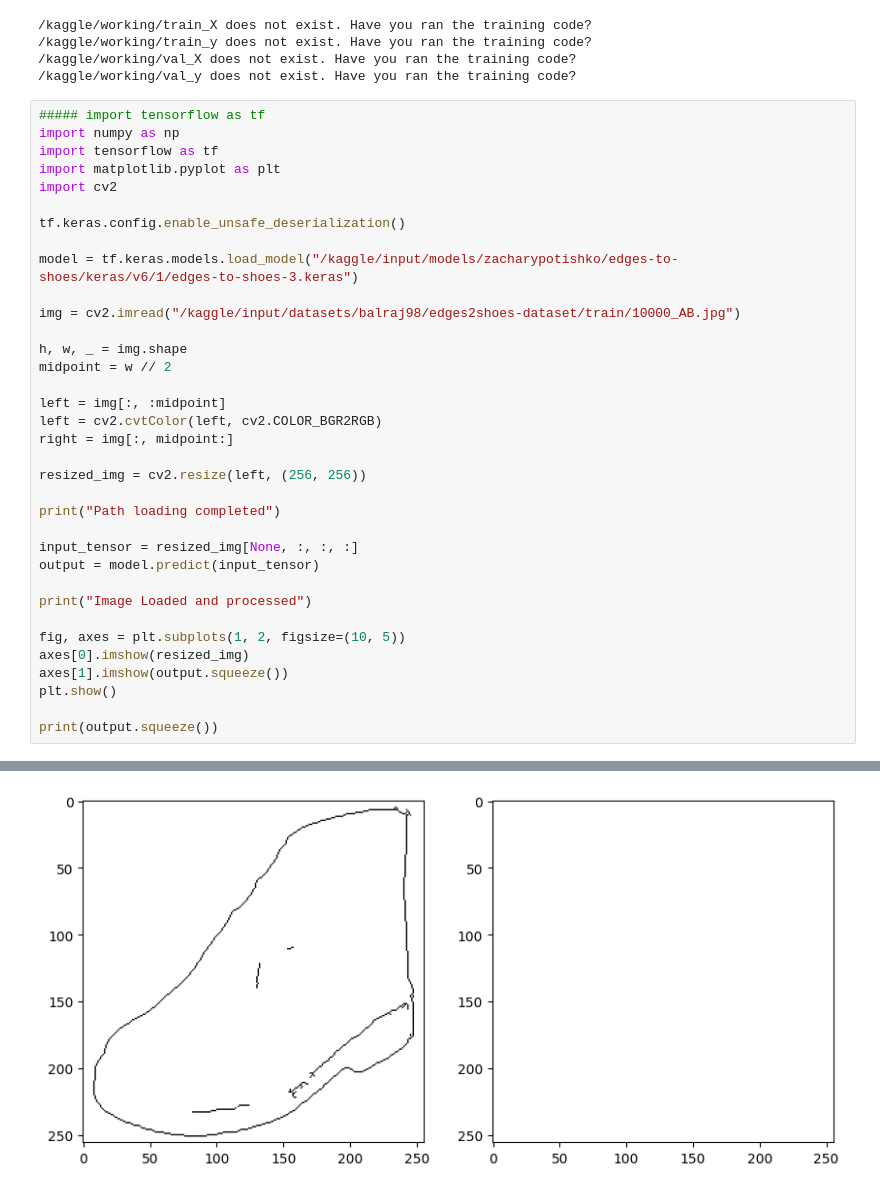
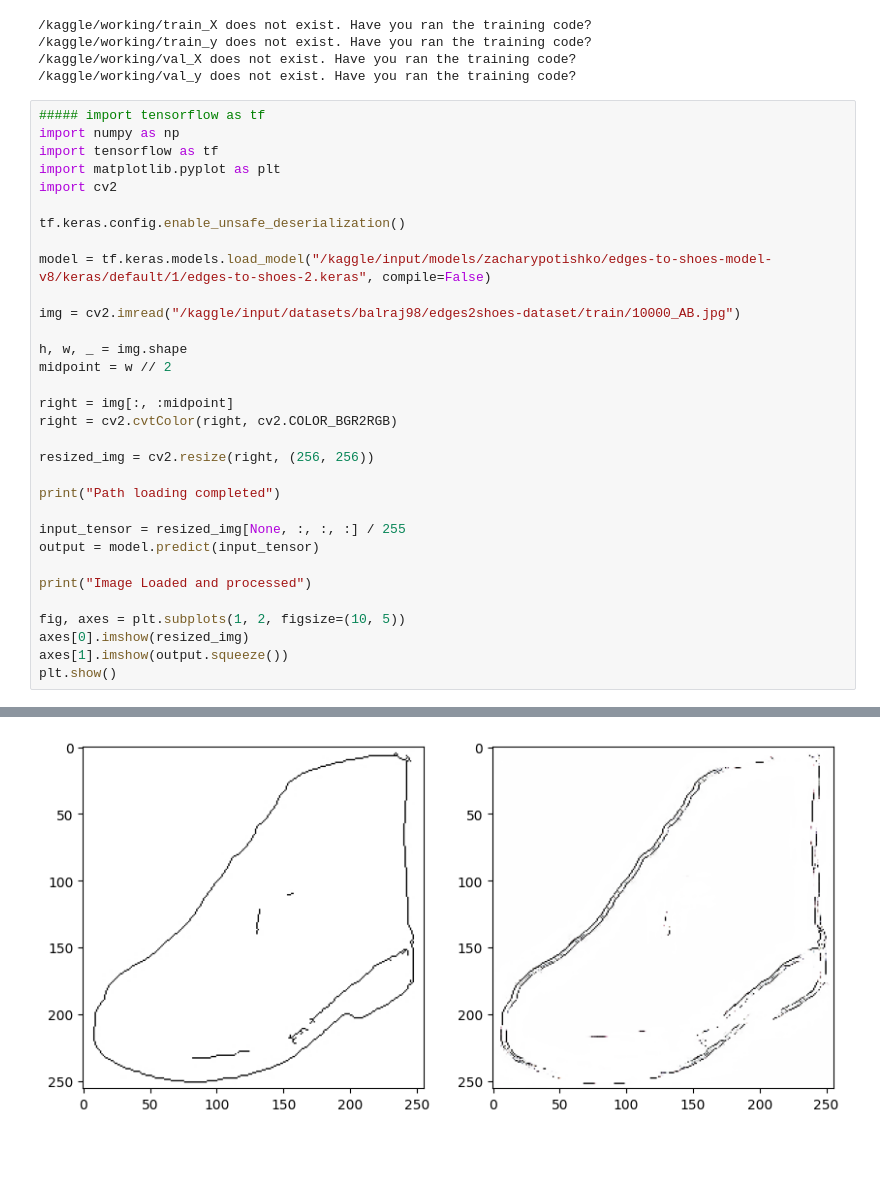
Before and after one commit to ZackPot/VariousMLImplementations, a Jupyter notebook: main.ipynb, the cells around one changed output, grey strips where cells are left out. Saved outputs shown, nothing was run; the diff lists cells and outputs as text; blank space fills up the shorter version.

Commit message:
Kaggle Notebook | Various ML Implementations in Tensor flow | V9: I trained it the wrong way round.

```diff
--- a/main.ipynb
+++ b/main.ipynb
@@ -192,22 +192,21 @@ import cv2
 
 tf.keras.config.enable_unsafe_deserialization()
 
-model = tf.keras.models.load_model("/kaggle/input/models/zacharypotishko/edges-to-shoes/keras/v6/1/edges-to-shoes-3.keras")
+model = tf.keras.models.load_model("/kaggle/input/models/zacharypotishko/edges-to-shoes-model-v8/keras/default/1/edges-to-shoes-2.keras", compile=False)
 
 img = cv2.imread("/kaggle/input/datasets/balraj98/edges2shoes-dataset/train/10000_AB.jpg")
 
 h, w, _ = img.shape
 midpoint = w // 2
 
-left = img[:, :midpoint]
-left = cv2.cvtColor(left, cv2.COLOR_BGR2RGB)
-right = img[:, midpoint:]
+right = img[:, :midpoint]
+right = cv2.cvtColor(right, cv2.COLOR_BGR2RGB)
 
-resized_img = cv2.resize(left, (256, 256))
+resized_img = cv2.resize(right, (256, 256))
 
 print("Path loading completed")
 
-input_tensor = resized_img[None, :, :, :]
+input_tensor = resized_img[None, :, :, :] / 255
 output = model.predict(input_tensor)
 
 print("Image Loaded and processed")
@@ -216,7 +215,5 @@ fig, axes = plt.subplots(1, 2, figsize=(10, 5))
 axes[0].imshow(resized_img)
 axes[1].imshow(output.squeeze())
 plt.show()
-
-print(output.squeeze())
 # %% [output]
 Path loading completed
@@ -224,2 +221,2 @@ Path loading completed
 Image Loaded and processed
-[figure, old version]
+[figure, new version]
```
Also changed, not shown: parts of 2 cells of this notebook.
